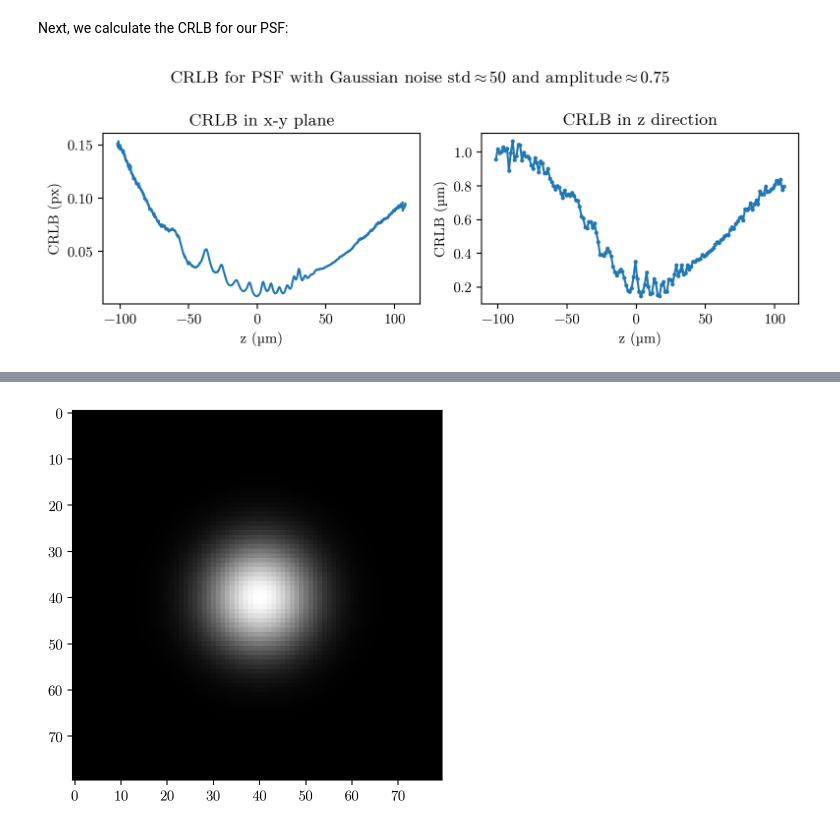
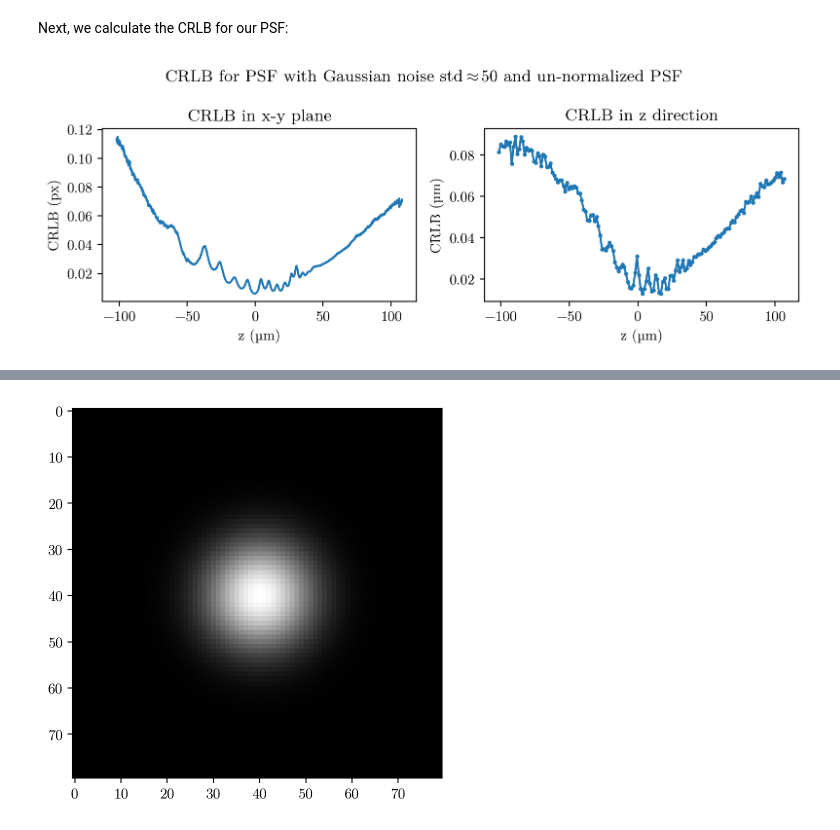
Before and after one commit to till-robert/YOLOtrack11, a Jupyter notebook: notebooks/crlb.ipynb, the cells around one changed output, grey strips where cells are left out. Saved outputs shown, nothing was run; the diff lists cells and outputs as text; code cells hidden in the pictures.

```diff
--- a/notebooks/crlb.ipynb
+++ b/notebooks/crlb.ipynb
@@ -48,27 +48,25 @@ import image_generator as ig
 from tqdm import tqdm
 
 # Parameters
-AMP = 0.75              # Amplitude of the PSF
+AMP = 1              # Amplitude of the PSF
 sigma_noise = 50       # Std dev of Gaussian noise
-psf = np.load("../ripples_downsampled.npy")  # Load PSF data
+psf = (np.load("../ripples_downsampled.npy")).astype(np.int32).clip(0,2**16-1)  # Load PSF data
 
 # Numerical derivatives w.r.t. x and y
-def derivative(psf, axis, delta=1e-2): # delta : small shift in x or y
+def derivative(psf, axis, delta=1): # delta : small shift in x or y
     shift_vec = [0, 0]
     shift_vec[axis] = delta
-    psf_forward = (1-delta)*psf+delta*np.roll(psf, shift=1, axis=axis)
-    psf_forward = ps
+    psf_forward = ((1-delta)*psf+delta*np.roll(psf, shift=1, axis=axis))
     shift_vec[axis] = -delta
-    psf_backward = (1-delta)*psf+delta*np.roll(psf, shift=-1, axis=axis)
+    psf_backward = ((1-delta)*psf+delta*np.roll(psf, shift=-1, axis=axis))
     return (psf_forward - psf_backward) / (2 * delta)
 
-def derivative_z(psf, z, alpha=1e-2): # alpha : small shift in z
+def derivative_z(psf, z, alpha=1): # alpha : small shift in z
     if z <1 and z > psf.shape[0]-2:
         raise ValueError("z must be between 1 and psf.shape[0]-2")
-    psf_forward =  (psf[z].T*(1-alpha) + psf[z-1].T*alpha).T
-    psf_backward = (psf[z].T*(1-alpha) + psf[z+1].T*alpha).T
-    delta_z = 1.134*alpha #um
-    return (psf_forward - psf_backward) / (2 * delta_z)
+    psf_forward =  ((psf[z].T*(1-alpha) + psf[z-1].T*alpha).T)
+    psf_backward = ((psf[z].T*(1-alpha) + psf[z+1].T*alpha).T)
+    return (psf_forward - psf_backward) / (2 * alpha)
 
 def compute_crlb(z):
     dh_dx = derivative(psf[z], axis=1)  # x-axis derivative
@@ -98,32 +96,33 @@ def compute_crlb(z):
 # print("CRLB Covariance Matrix:\n", CRLB)
 
 
 
 z_index = np.arange(1, 1566)
 z_space = np.linspace(-102, 108, 1565)
 
 
 std_x, std_y, std_z = np.array([compute_crlb(z_i) for z_i in z_index]).T
 std_xy = np.sqrt((std_x**2+std_y**2)/2)
+std_z *= 0.134
 
 # Optional: visualize
 plt.figure(figsize=(8,3))
 plt.subplot(1,2,1)
 plt.plot(z_space, std_xy)
 plt.xlabel("z (µm)")
 plt.ylabel("CRLB (px)")
 plt.title("CRLB in x-y plane")
 plt.subplot(1,2,2)
 k=10
 plt.plot(z_space[k//2:-k//2:k], np.convolve(std_z, np.ones(k)/k, mode='same')[k//2:-k//2:k], ".-",ms=4)
 plt.xlabel("z (µm)")
 plt.ylabel("CRLB (µm)")
 plt.title("CRLB in z direction")
-plt.suptitle("CRLB for PSF with Gaussian noise std$\\approx 50$ and amplitude$\\approx 0.75$")
+plt.suptitle("CRLB for PSF with Gaussian noise std$\\approx 50$ and un-normalized PSF")
 plt.tight_layout()
 plt.show()
 
 # Save the results
 np.savez("crlb_results.npz", z_space=z_space, std_z=std_z, std_xy=std_xy)
 # %% [output]
-[figure, old version]
+[figure, new version]
```
Also changed, not shown: parts of 4 cells of this notebook, 7 other files.
